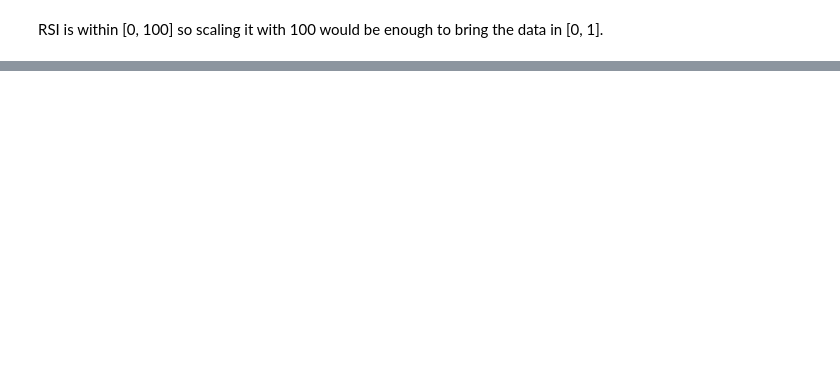
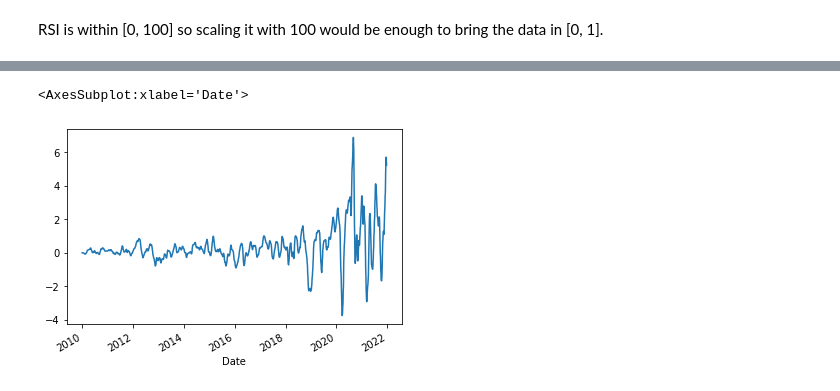
Before and after one commit to iusztinpaul/yacht, a Jupyter notebook: notebooks/technical_indicators.ipynb, the cells around one changed output, grey strips where cells are left out. Drawn from its saved outputs; the diff is of its cells as text; code cells hidden in the pictures; blank space fills up the shorter version.

```diff
--- a/notebooks/technical_indicators.ipynb
+++ b/notebooks/technical_indicators.ipynb
@@ -117,0 +123,5 @@ RSI is within [0, 100] so scaling it with 100 would be enough to bring the data
+# %%
+data["macds"].plot()
+# %% [output]
+<AxesSubplot:xlabel='Date'>
+[figure, added]
```
Also changed, not shown: parts of 14 cells of this notebook, 10 other files.
